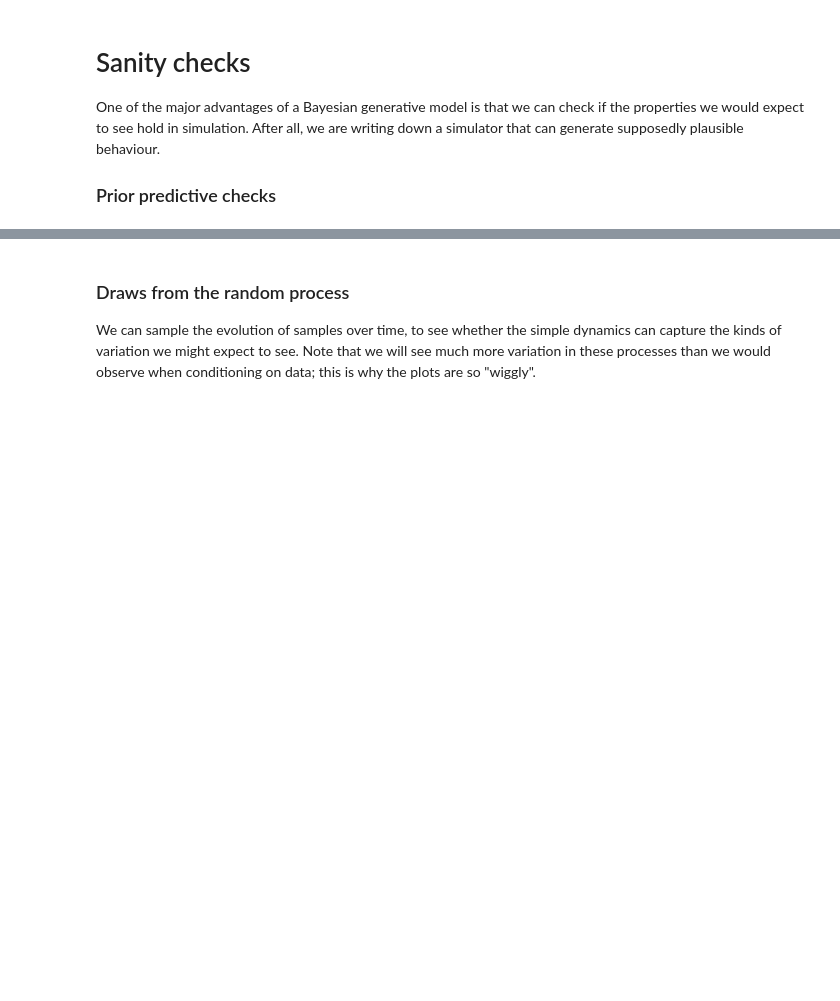
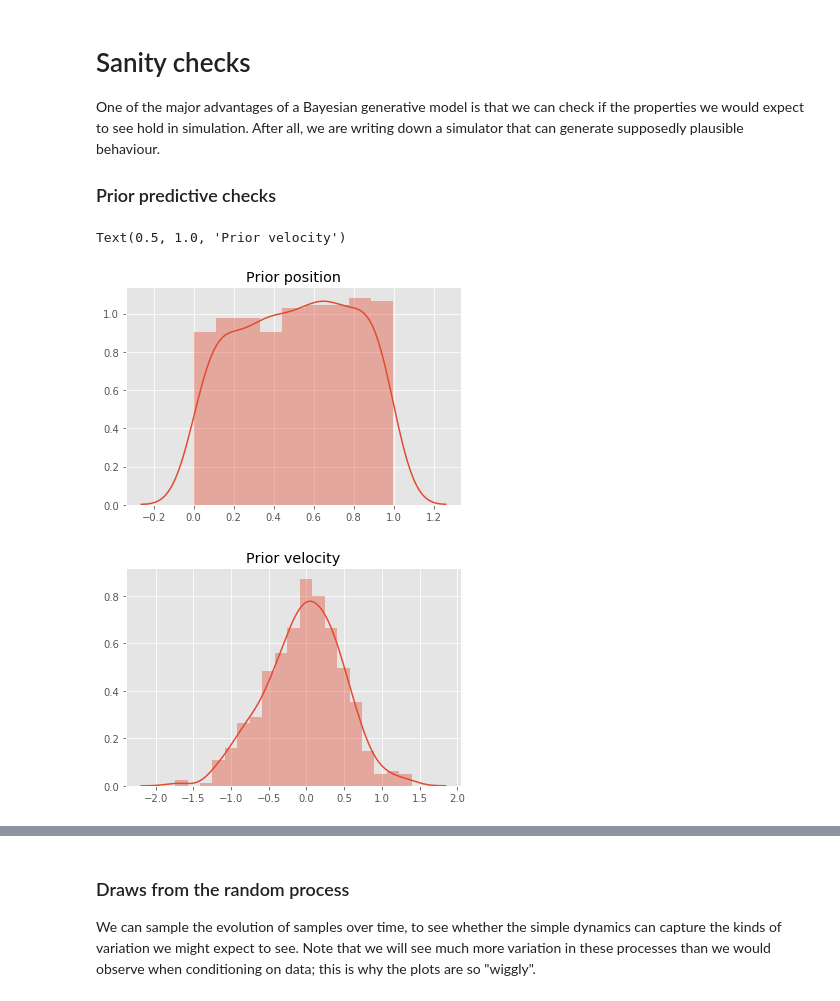
Before and after one commit to johnhw/chi_course_2019, a Jupyter notebook: 01_intro_to_bayesian_methods/Introduction_to_Bayesian_Methods_in_HCI.ipynb, the cells around one changed output, grey strips where cells are left out. Cells and saved outputs as stored; diff of their text form; code cells hidden in the pictures; blank space fills up the shorter version.

```diff
--- a/01_intro_to_bayesian_methods/Introduction_to_Bayesian_Methods_in_HCI.ipynb
+++ b/01_intro_to_bayesian_methods/Introduction_to_Bayesian_Methods_in_HCI.ipynb
@@ -810,10 +827,15 @@ One of the major advantages of a Bayesian generative model is that we can check
 
 ### Prior predictive checks
 # %%
-samples = prior(50)
+samples = prior(500)
 # %%
-hist_plot(samples[:,0], 'Prior position')
-hist_plot(samples[:,1], 'Prior velocity')
+sns.distplot(samples[:,0]).set_title("Prior position")
+plt.figure()
+sns.distplot(samples[:,1]).set_title("Prior velocity")
+# %% [output]
+Text(0.5, 1.0, 'Prior velocity')
+[figure, added]
+[figure, added]
 # %%
 # show 20 random samples from the prior
 # should be randomly spread in the range [0,1], with some small initial velocity
```
Also changed, not shown: parts of 10 cells of this notebook.
